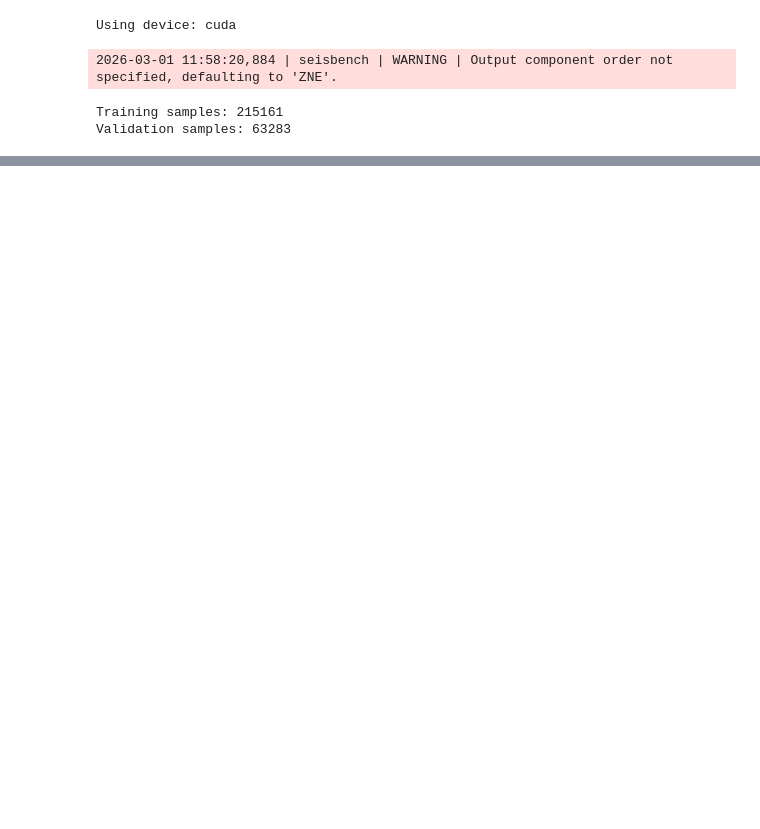
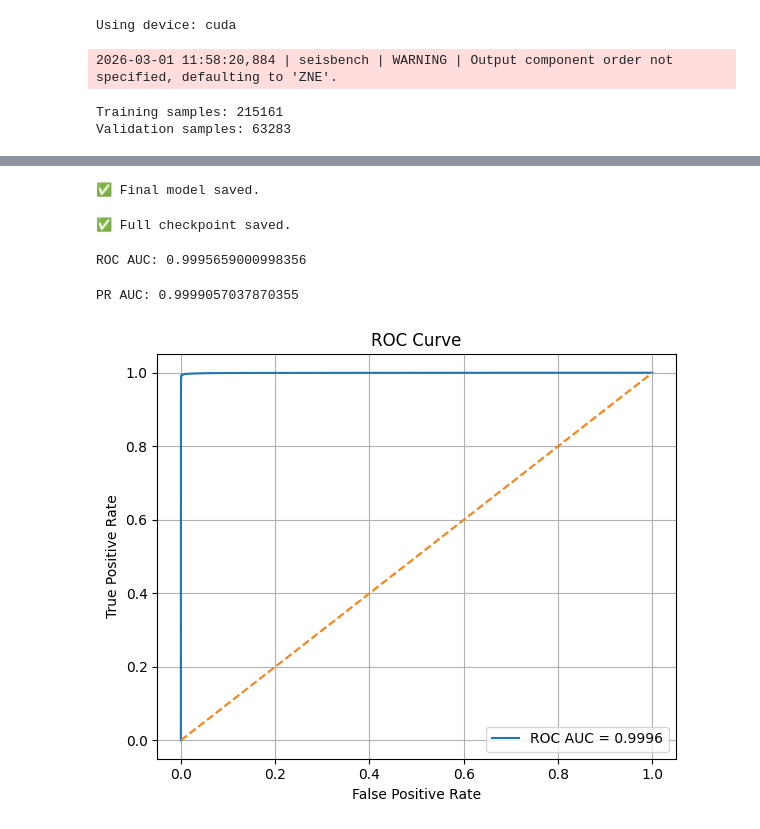
Before and after one commit to Namith-19/Phase_picking_earthquake, a Jupyter notebook: optimized_training.ipynb, the cells around one changed output, grey strips where cells are left out. Drawn from its saved outputs; the diff is of its cells as text; code cells hidden in the pictures; blank space fills up the shorter version.

```diff
--- a/optimized_training.ipynb
+++ b/optimized_training.ipynb
@@ -224,0 +298,64 @@ print("Avg inference time per window:",
+# %%
+torch.save(model.state_dict(), "final_model.pth")
+print("✅ Final model saved.")
+# %% [output]
+✅ Final model saved.
+# %%
+torch.save({
+    "model_state_dict": model.state_dict(),
+    "optimizer_state_dict": optimizer.state_dict(),
+    "epoch": 9
+}, "checkpoint_epoch9.pth")
+
+print("✅ Full checkpoint saved.")
+# %% [output]
+✅ Full checkpoint saved.
+# %%
+from sklearn.metrics import roc_auc_score, roc_curve
+from sklearn.metrics import precision_recall_curve, average_precision_score
+import matplotlib.pyplot as plt
+import numpy as np
+
+model.eval()
+
+all_probs = []
+all_labels = []
+
+with torch.no_grad():
+    for x, y in dev_loader:
+        x = x.to(device)
+        outputs = model(x)
+        probs = torch.sigmoid(outputs).cpu().numpy()
+        all_probs.extend(probs.flatten())
+        all_labels.extend(y.numpy().flatten())
+
+all_probs = np.array(all_probs)
+all_labels = np.array(all_labels)
+# %%
+roc_auc = roc_auc_score(all_labels, all_probs)
+fpr, tpr, _ = roc_curve(all_labels, all_probs)
+
+print("ROC AUC:", roc_auc)
+# %% [output]
+ROC AUC: 0.9995659000998356
+# %%
+pr_auc = average_precision_score(all_labels, all_probs)
+precision_curve, recall_curve, _ = precision_recall_curve(all_labels, all_probs)
+
+print("PR AUC:", pr_auc)
+# %% [output]
+PR AUC: 0.9999057037870355
+# %%
+plt.figure(figsize=(6,5))
+plt.plot(fpr, tpr, label=f"ROC AUC = {roc_auc:.4f}")
+plt.plot([0,1], [0,1], linestyle='--')
+plt.xlabel("False Positive Rate")
+plt.ylabel("True Positive Rate")
+plt.title("ROC Curve")
+plt.legend()
+plt.grid(True)
+plt.tight_layout()
+plt.savefig("roc_curve.png", dpi=300)
+plt.show()
+# %% [output]
+[figure, added]
```
Also changed, not shown: parts of 3 cells of this notebook, 2 other files.
